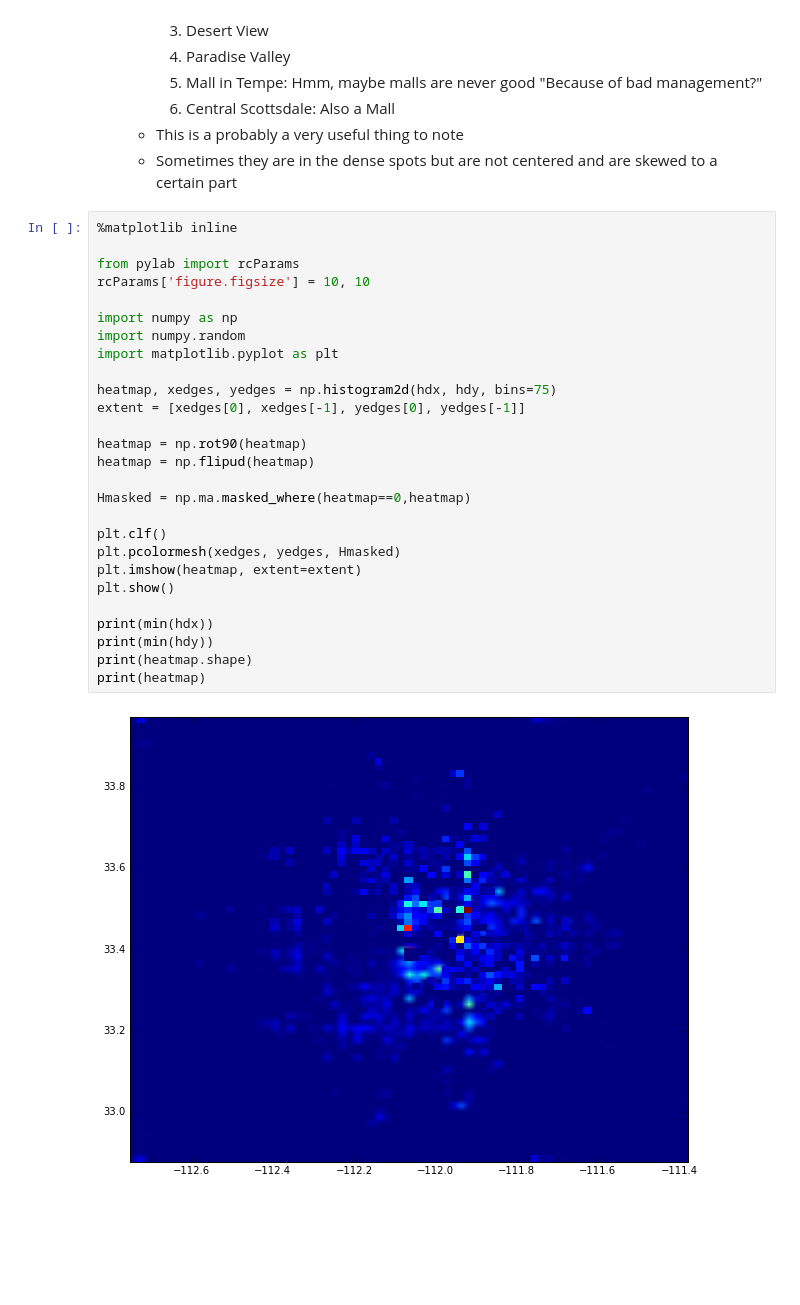
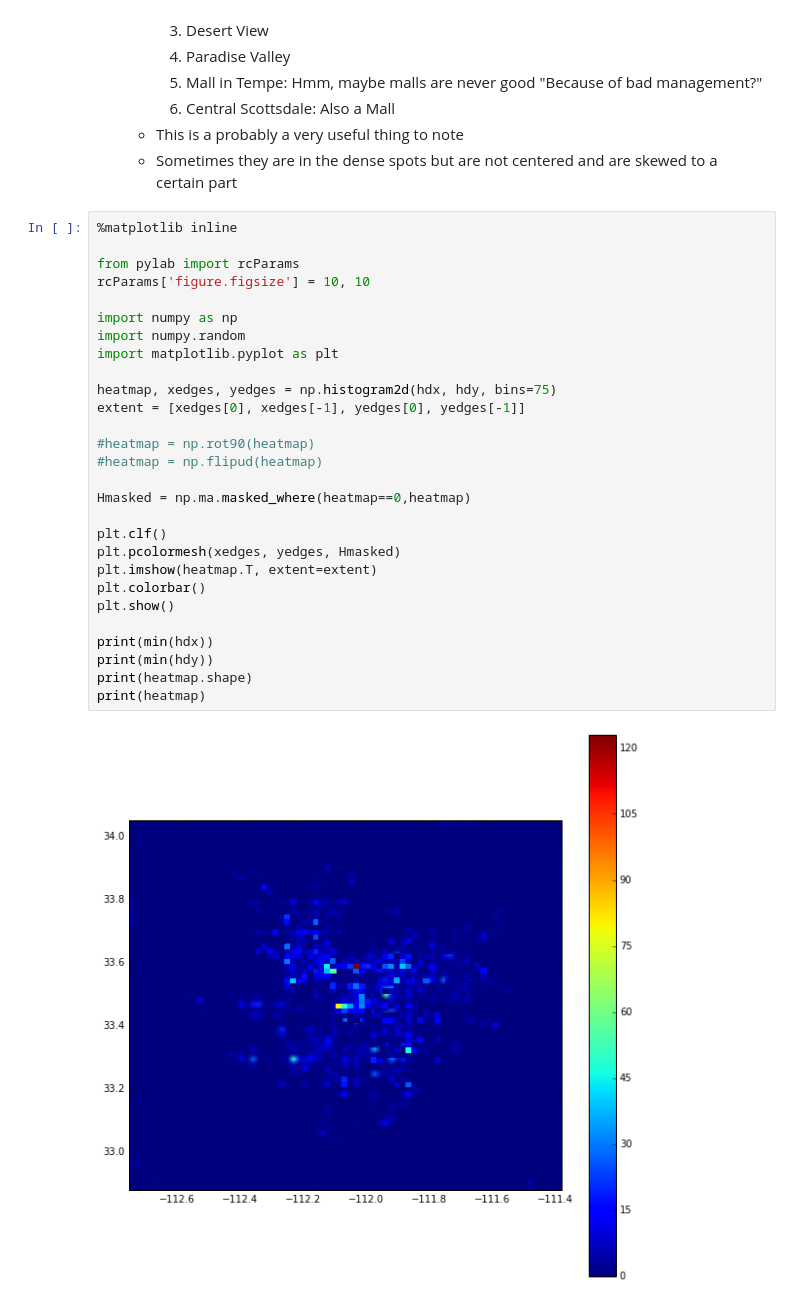
Before and after one commit to rbridges/yelp, a Jupyter notebook: explore_nicky.ipynb, the cells around one changed output. Saved outputs shown, nothing was run; the diff lists cells and outputs as text; blank space fills up the shorter version.

```diff
--- a/explore_nicky.ipynb
+++ b/explore_nicky.ipynb
@@ -239,32 +241,33 @@ Notes after observing heat map above:
 # %%
 %matplotlib inline
 
 from pylab import rcParams
 rcParams['figure.figsize'] = 10, 10
 
 import numpy as np
 import numpy.random
 import matplotlib.pyplot as plt
 
 heatmap, xedges, yedges = np.histogram2d(hdx, hdy, bins=75)
 extent = [xedges[0], xedges[-1], yedges[0], yedges[-1]]
 
-heatmap = np.rot90(heatmap)
-heatmap = np.flipud(heatmap)
+#heatmap = np.rot90(heatmap)
+#heatmap = np.flipud(heatmap)
 
 Hmasked = np.ma.masked_where(heatmap==0,heatmap)
 
 plt.clf()
 plt.pcolormesh(xedges, yedges, Hmasked)
-plt.imshow(heatmap, extent=extent)
+plt.imshow(heatmap.T, extent=extent)
+plt.colorbar()
 plt.show()
 
 print(min(hdx))
 print(min(hdy))
 print(heatmap.shape)
 print(heatmap)
 # %% [output]
-[figure, old version]
+[figure, new version]
 -112.752739
 32.8768662
 (75, 75)
```
Also changed, not shown: parts of 7 cells of this notebook.
